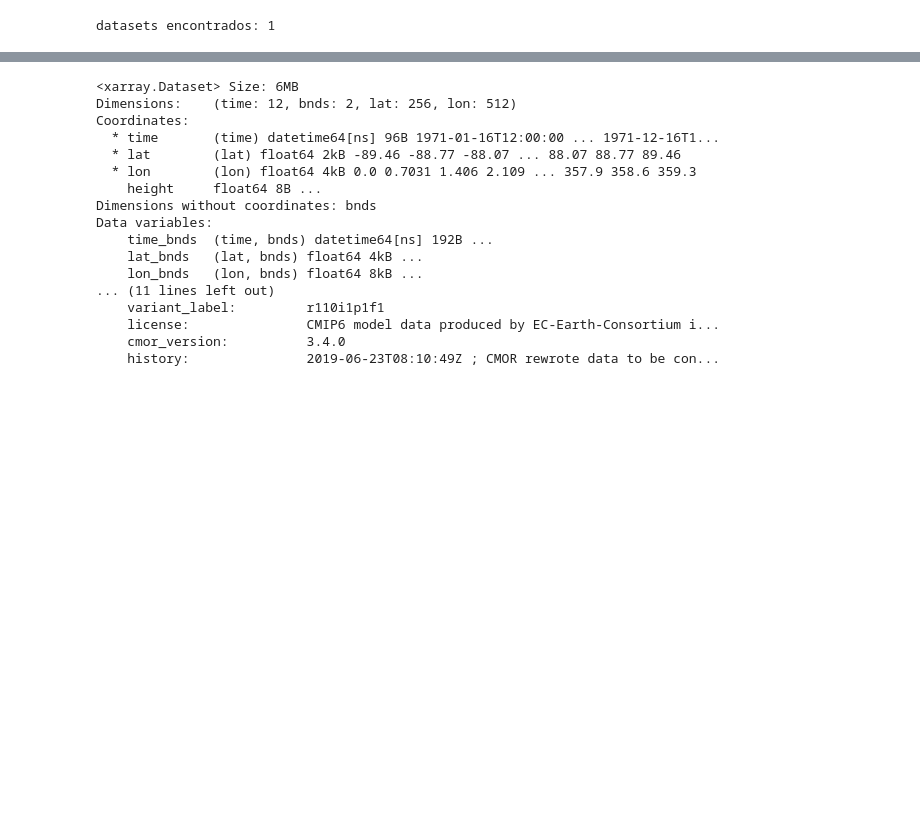
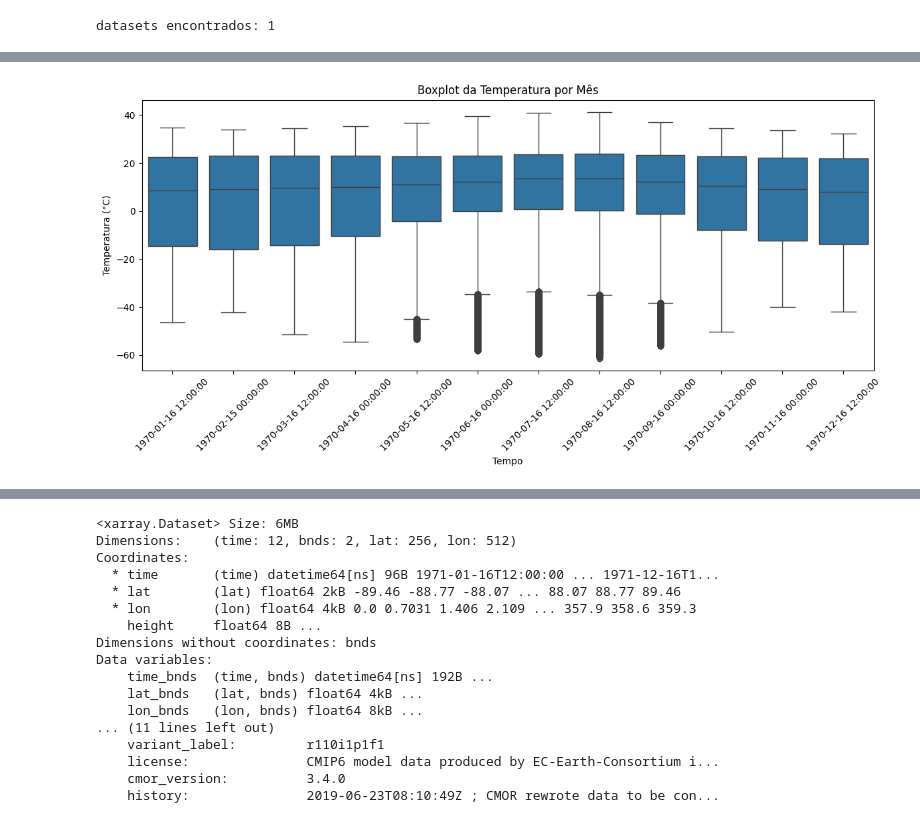
Before and after one commit to thais-oak/climate_data_processing, a Jupyter notebook: processing_test.ipynb, the cells around one changed output, grey strips where cells are left out. Drawn from its saved outputs; the diff is of its cells as text; code cells hidden in the pictures; blank space fills up the shorter version.

```diff
--- a/processing_test.ipynb
+++ b/processing_test.ipynb
@@ -339,8 +397,11 @@ for file in files:
     #print(file.opendap_url)
     files_url_tas.append(file)
 
-print(f"quantidade de partições do dataset = {len(files_url_tas)}")
+logger_read.info(f"quantidade de partições do dataset = {len(files_url_tas)}")
+#print(f"quantidade de partições do dataset = {len(files_url_tas)}")
 
 # lista reduzida de datasets
-files_url_tas_shrunken = files_url_tas[:15]
+qntd = 15
+logger_read.info(f"quantidade de partições que serão processadas: {qntd}")
+files_url_tas_shrunken = files_url_tas[:qntd]
 # %% [output]
@@ -391,0 +579,25 @@ arquivo atual = tas_Amon_EC-Earth3_historical_r110i1p1f1_gr_198401-198412.nc
+# %%
+# selecionando apenas o array com os valores de temperatura
+tas_raw = dict_ec_earth_tas_raw["tas_Amon_EC-Earth3_historical_r110i1p1f1_gr_197001-197012.nc"]["tas"]
+
+# convertendo temperatura de Kelvin para Celsius
+print(f"unidade de temperatura = {tas_raw.units}")
+
+if tas_raw.attrs.get("units", "").lower() == "k":
+    tas_celsius = tas_raw - 273.15
+    tas_celsius.attrs["units"] = "°C"
+    tas_celsius.attrs["standard_name"] = tas_raw.attrs["standard_name"]
+    tas_celsius.attrs["long_name"] = tas_raw.attrs["long_name"]
+    tas_celsius.attrs["comment"] = tas_raw.attrs["comment"]
+    tas_celsius.attrs["cell_methods"] = tas_raw.attrs["cell_methods"]
+    tas_celsius.attrs["cell_measures"] = tas_raw.attrs["cell_measures"]
+    tas_celsius.attrs["history"] = tas_raw.attrs["history"]
+
+print(f"unidade de temperatura após conversão = {tas_celsius.units}")
+
+# estatísticas de temperatura
+
+print(f"°C mínima = {tas_celsius.min().item(): .3f}")
+print(f"°C máxima = {tas_celsius.max().item(): .3f}")
+print(f"°C média = {tas_celsius.mean().item(): .3f}")
+print(f"contagem de registros nulos = {tas_celsius.isnull().sum().item()}")
@@ -391,0 +643,15 @@ arquivo atual = tas_Amon_EC-Earth3_historical_r110i1p1f1_gr_198401-198412.nc
+# %%
+import seaborn as sns
+
+tas_celsius_df = tas_celsius.to_dataframe(name="temperature").reset_index()
+
+plt.figure(figsize=(12, 6))
+sns.boxplot(data=tas_celsius_df, x="time", y="temperature")
+plt.xticks(rotation=45)
+plt.title("Boxplot da Temperatura por Mês")
+plt.ylabel("Temperatura (°C)")
+plt.xlabel("Tempo")
+plt.tight_layout()
+plt.show()
+# %% [output]
+[figure, added]
```
Also changed, not shown: parts of 35 cells of this notebook, 1 other file.
